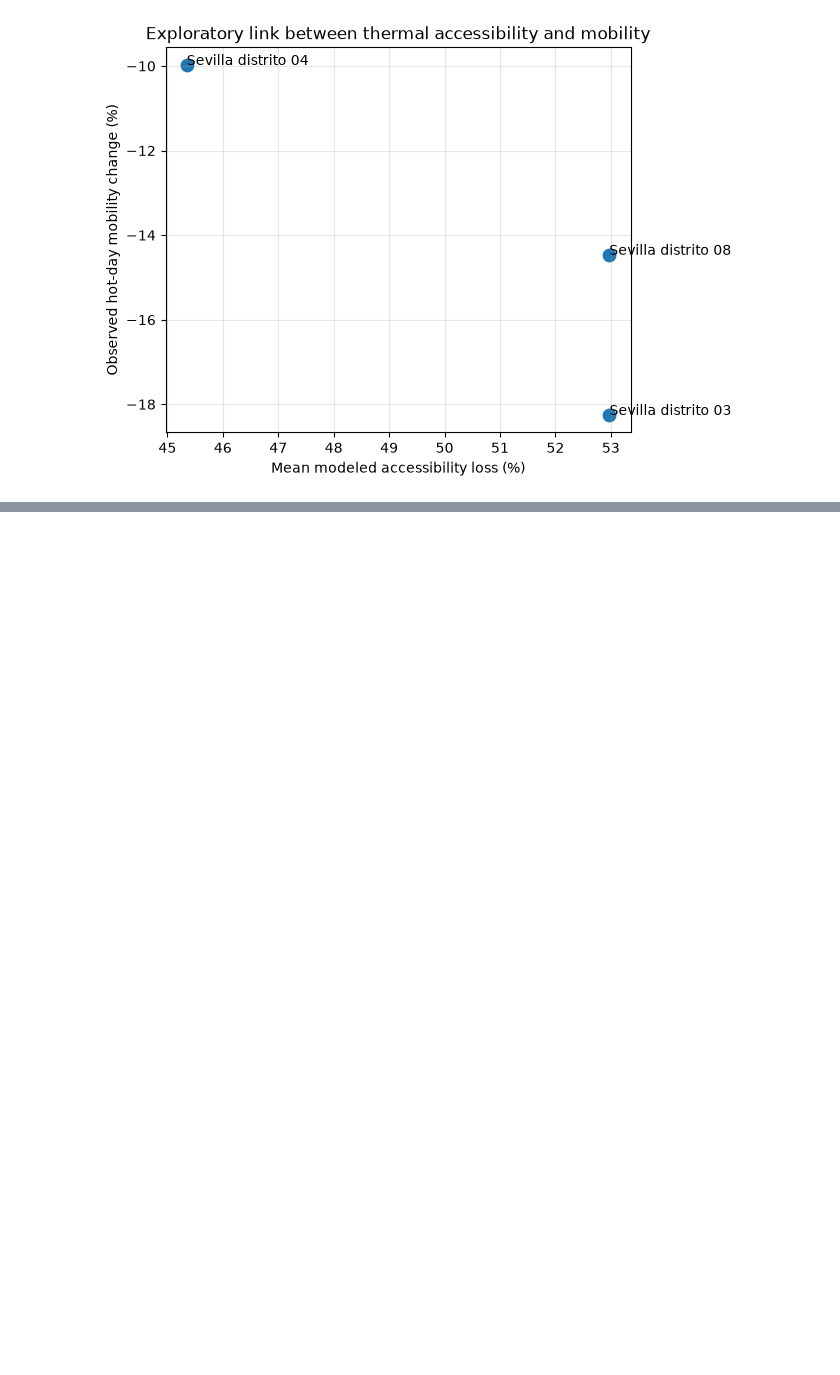
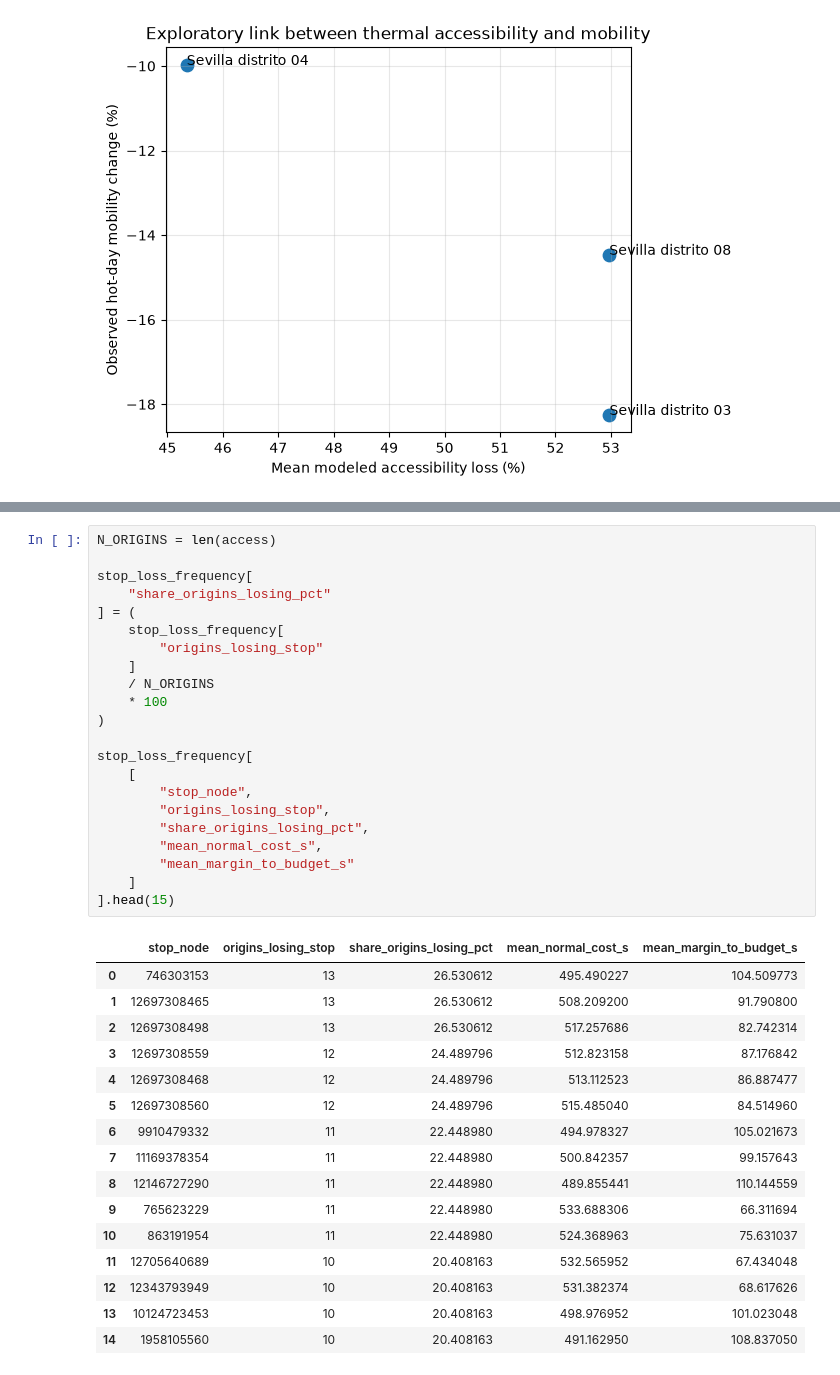
Before and after one commit to Nmodjrian/heat-conditioned-accessibility, a Jupyter notebook: notebooks/12_heat_accessibility_mobility_link.ipynb, the cells around one changed output, grey strips where cells are left out. Drawn from its saved outputs; the diff is of its cells as text; blank space fills up the shorter version.

```diff
--- a/notebooks/12_heat_accessibility_mobility_link.ipynb
+++ b/notebooks/12_heat_accessibility_mobility_link.ipynb
@@ -340,0 +1191,39 @@ plt.show()
+# %%
+N_ORIGINS = len(access)
+
+stop_loss_frequency[
+    "share_origins_losing_pct"
+] = (
+    stop_loss_frequency[
+        "origins_losing_stop"
+    ]
+    / N_ORIGINS
+    * 100
+)
+
+stop_loss_frequency[
+    [
+        "stop_node",
+        "origins_losing_stop",
+        "share_origins_losing_pct",
+        "mean_normal_cost_s",
+        "mean_margin_to_budget_s"
+    ]
+].head(15)
+# %% [output]
+|  | stop_node | origins_losing_stop | share_origins_losing_pct | mean_normal_cost_s | mean_margin_to_budget_s |
+| 0 | 746303153 | 13 | 26.530612 | 495.490227 | 104.509773 |
+| 1 | 12697308465 | 13 | 26.530612 | 508.209200 | 91.790800 |
+| 2 | 12697308498 | 13 | 26.530612 | 517.257686 | 82.742314 |
+| 3 | 12697308559 | 12 | 24.489796 | 512.823158 | 87.176842 |
+| 4 | 12697308468 | 12 | 24.489796 | 513.112523 | 86.887477 |
+| 5 | 12697308560 | 12 | 24.489796 | 515.485040 | 84.514960 |
+| 6 | 9910479332 | 11 | 22.448980 | 494.978327 | 105.021673 |
+| 7 | 11169378354 | 11 | 22.448980 | 500.842357 | 99.157643 |
+| 8 | 12146727290 | 11 | 22.448980 | 489.855441 | 110.144559 |
+| 9 | 765623229 | 11 | 22.448980 | 533.688306 | 66.311694 |
+| 10 | 863191954 | 11 | 22.448980 | 524.368963 | 75.631037 |
+| 11 | 12705640689 | 10 | 20.408163 | 532.565952 | 67.434048 |
+| 12 | 12343793949 | 10 | 20.408163 | 531.382374 | 68.617626 |
+| 13 | 10124723453 | 10 | 20.408163 | 498.976952 | 101.023048 |
+| 14 | 1958105560 | 10 | 20.408163 | 491.162950 | 108.837050 |
```
Also changed, not shown: parts of 41 cells of this notebook.
